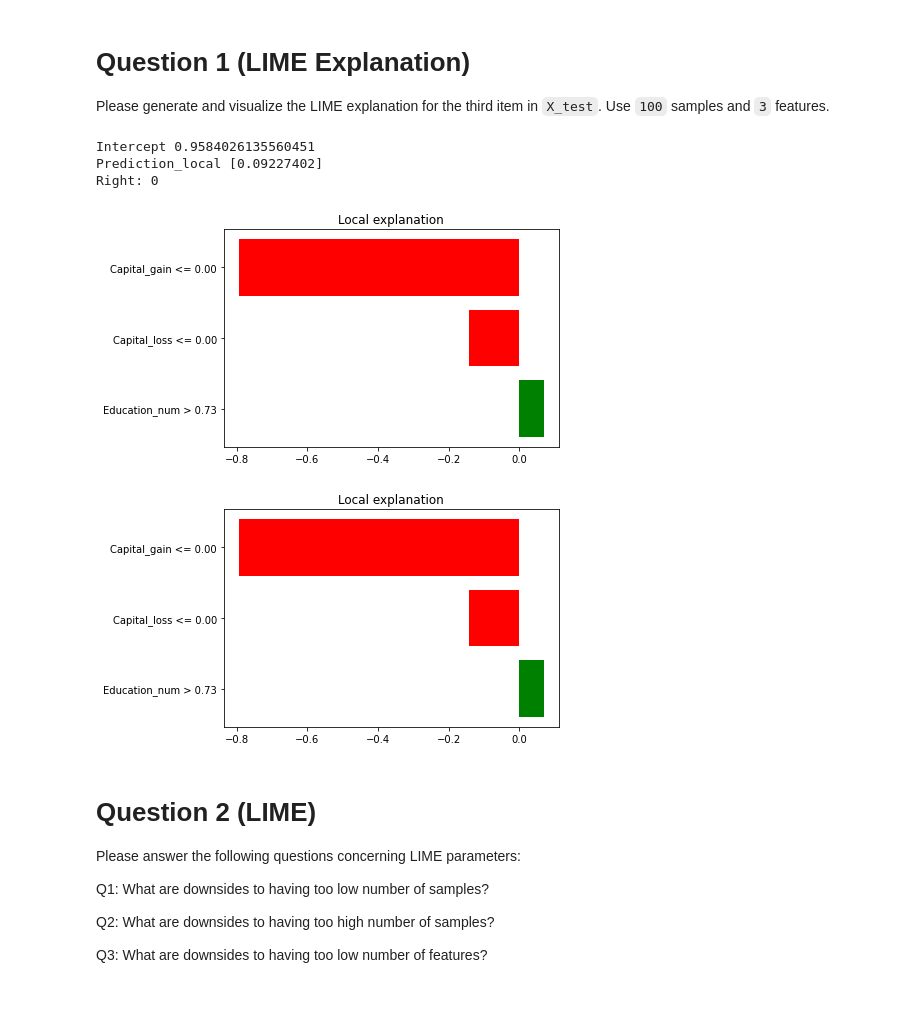
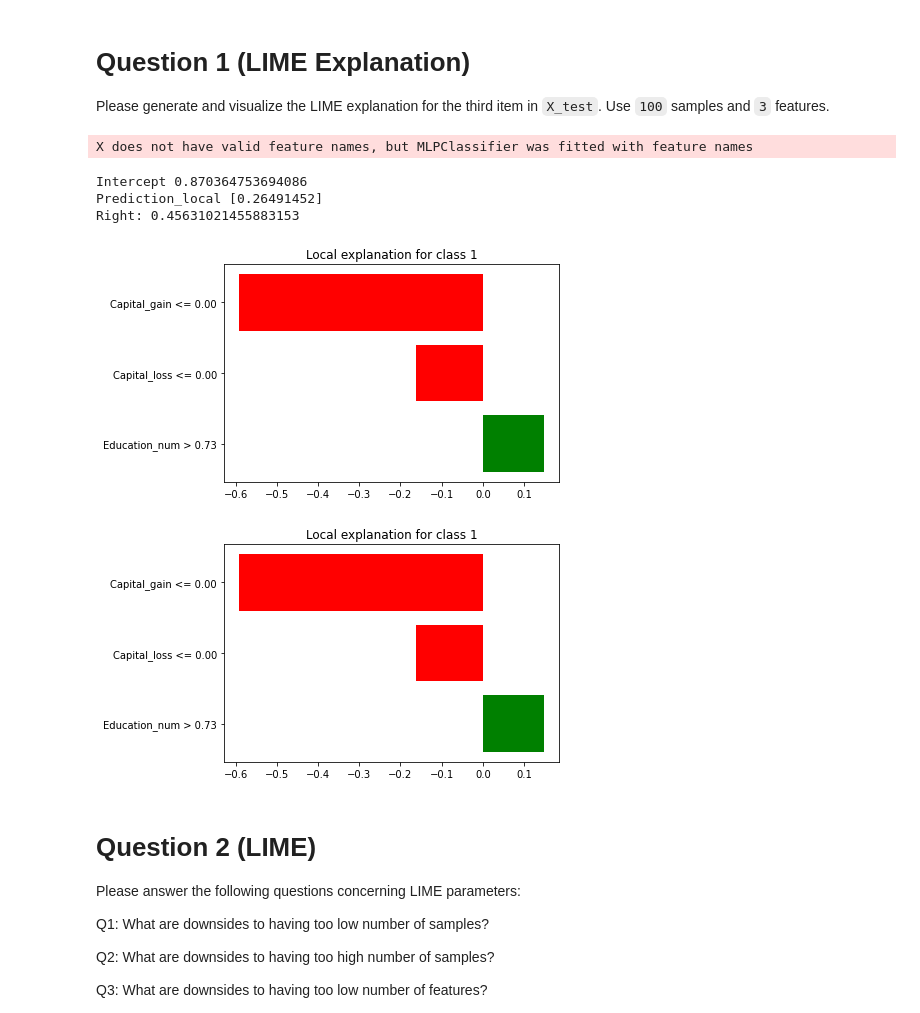
Before and after one commit to VishalShah1999/Visulization_ML, a Jupyter notebook: vs2530_Homework_6.ipynb, the cells around one changed output. Cells and saved outputs as stored; diff of their text form; code cells hidden in the pictures.

```diff
--- a/vs2530_Homework_6.ipynb
+++ b/vs2530_Homework_6.ipynb
@@ -74,21 +75,21 @@ import lime.lime_tabular
 # Train an LIME explainer
 explainer = lime.lime_tabular.LimeTabularExplainer(np.array(X_train),
             feature_names=X.columns,
-            class_names=['Income'],
-            discretize_continuous=True,
+            class_names=[0,1],
             verbose=True,
-            mode='regression',
+            mode='classification',
             random_state=2022
           )
 # %%
-exp = explainer.explain_instance(X_test.iloc[2], clf.predict, num_features=3, num_samples=100)
+exp = explainer.explain_instance(X_test.iloc[2], clf.predict_proba, num_features=3, num_samples=100)
 exp.as_pyplot_figure()
 # %% [output]
-Intercept 0.9584026135560451
-Prediction_local [0.09227402]
-Right: 0
+X does not have valid feature names, but MLPClassifier was fitted with feature names
+Intercept 0.870364753694086
+Prediction_local [0.26491452]
+Right: 0.45631021455883153
-[figure, old version]
+[figure, new version]
-[figure, old version]
+[figure, new version]
 # %% [markdown]
 # Question 2 (LIME)
 Please answer the following questions concerning LIME parameters:
```
Also changed, not shown: parts of 6 cells of this notebook.
